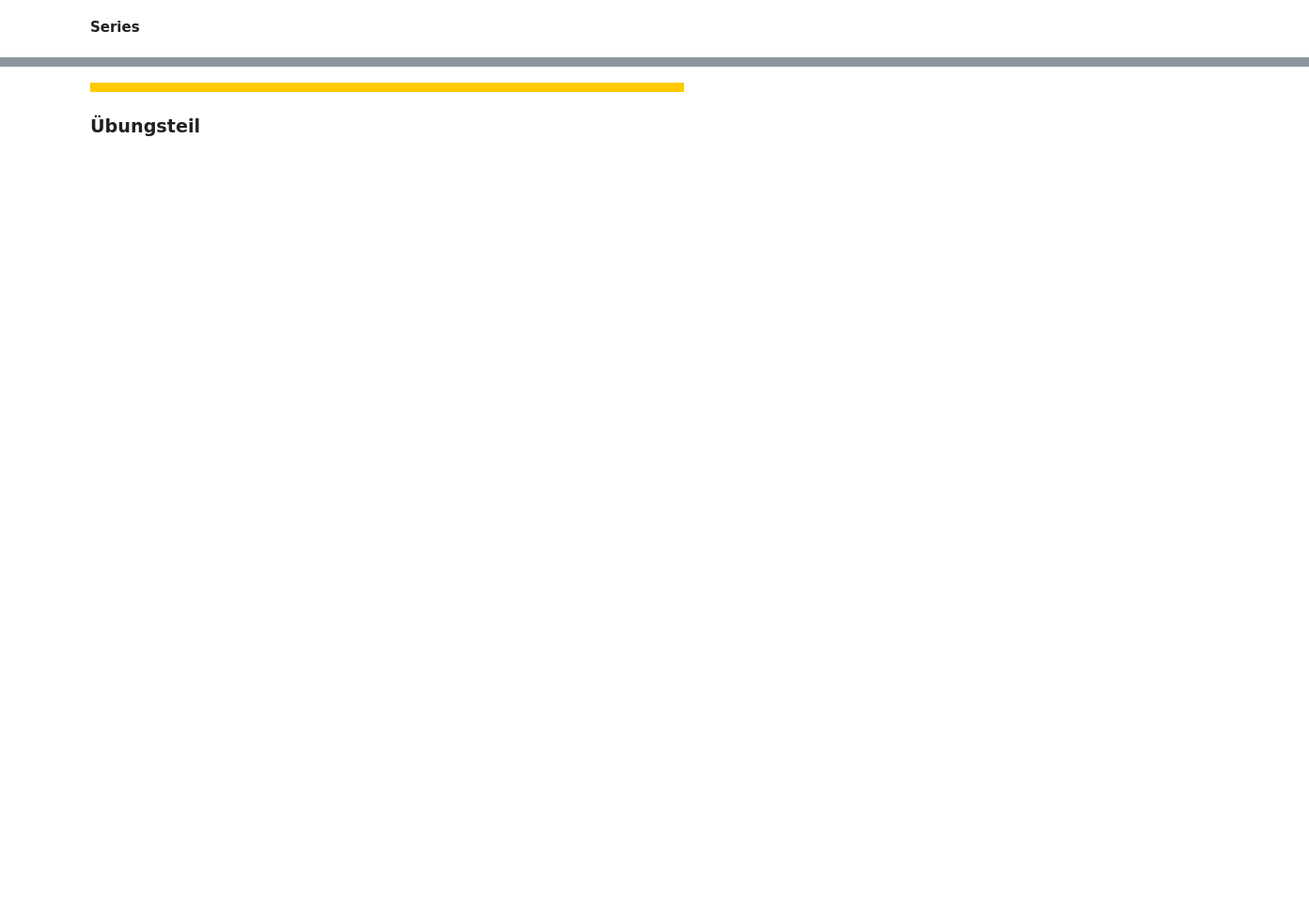
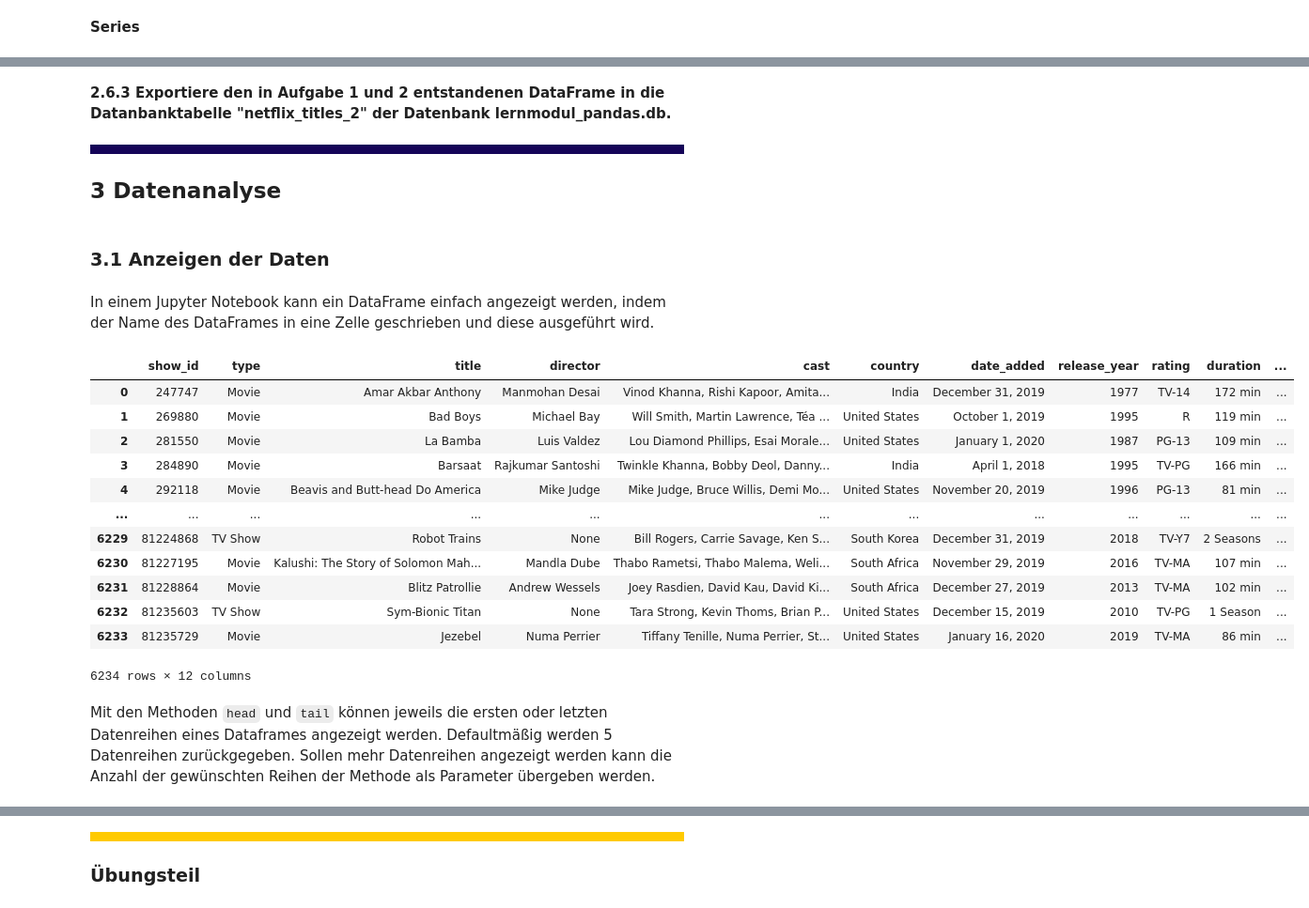
Before and after one commit to orca-nrw/lernmodul-pandas, a Jupyter notebook: index.ipynb, the cells around one changed output, grey strips where cells are left out. Shown at 94% size. Cells and saved outputs as stored; diff of their text form; code cells hidden in the pictures; blank space fills up the shorter version.

Commit message:
finish section data import and export

```diff
--- a/index.ipynb
+++ b/index.ipynb
@@ -144,0 +209,2 @@ df_lieblingsshow.merge(netflix_titles_df, how= 'left', on='show_id')
+# %% [markdown]
+**2.6.3 Exportiere den in Aufgabe 1 und 2 entstandenen DataFrame in die Datanbanktabelle "netflix_titles_2" der Datenbank lernmodul_pandas.db.**
@@ -144,0 +213,26 @@ df_lieblingsshow.merge(netflix_titles_df, how= 'left', on='show_id')
+# %% [markdown]
+<div style="background-color: #150458 ; padding: 5px; "></div>
+
+## **3** Datenanalyse
+# %% [markdown]
+### **3.1** Anzeigen der Daten
+# %% [markdown]
+In einem Jupyter Notebook kann ein DataFrame einfach angezeigt werden, indem der Name des DataFrames in eine Zelle geschrieben und diese ausgeführt wird.
+# %%
+netflix_titles_df
+# %% [output]
+|  | show_id | type | title | director | cast | country | date_added | release_year | rating | duration | ... |
+| 0 | 247747 | Movie | Amar Akbar Anthony | Manmohan Desai | Vinod Khanna, Rishi Kapoor, Amita... | India | December 31, 2019 | 1977 | TV-14 | 172 min | ... |
+| 1 | 269880 | Movie | Bad Boys | Michael Bay | Will Smith, Martin Lawrence, Téa ... | United States | October 1, 2019 | 1995 | R | 119 min | ... |
+| 2 | 281550 | Movie | La Bamba | Luis Valdez | Lou Diamond Phillips, Esai Morale... | United States | January 1, 2020 | 1987 | PG-13 | 109 min | ... |
+| 3 | 284890 | Movie | Barsaat | Rajkumar Santoshi | Twinkle Khanna, Bobby Deol, Danny... | India | April 1, 2018 | 1995 | TV-PG | 166 min | ... |
+| 4 | 292118 | Movie | Beavis and Butt-head Do America | Mike Judge | Mike Judge, Bruce Willis, Demi Mo... | United States | November 20, 2019 | 1996 | PG-13 | 81 min | ... |
+| ... | ... | ... | ... | ... | ... | ... | ... | ... | ... | ... | ... |
+| 6229 | 81224868 | TV Show | Robot Trains | None | Bill Rogers, Carrie Savage, Ken S... | South Korea | December 31, 2019 | 2018 | TV-Y7 | 2 Seasons | ... |
+| 6230 | 81227195 | Movie | Kalushi: The Story of Solomon Mah... | Mandla Dube | Thabo Rametsi, Thabo Malema, Weli... | South Africa | November 29, 2019 | 2016 | TV-MA | 107 min | ... |
+| 6231 | 81228864 | Movie | Blitz Patrollie | Andrew Wessels | Joey Rasdien, David Kau, David Ki... | South Africa | December 27, 2019 | 2013 | TV-MA | 102 min | ... |
+| 6232 | 81235603 | TV Show | Sym-Bionic Titan | None | Tara Strong, Kevin Thoms, Brian P... | United States | December 15, 2019 | 2010 | TV-PG | 1 Season | ... |
+| 6233 | 81235729 | Movie | Jezebel | Numa Perrier | Tiffany Tenille, Numa Perrier, St... | United States | January 16, 2020 | 2019 | TV-MA | 86 min | ... |
+6234 rows × 12 columns
+# %% [markdown]
+Mit den Methoden `head` und `tail` können jeweils die ersten oder letzten Datenreihen eines Dataframes angezeigt werden. Defaultmäßig werden 5 Datenreihen zurückgegeben. Sollen mehr Datenreihen angezeigt werden kann die Anzahl der gewünschten Reihen der Methode als Parameter übergeben werden.
```
Also changed, not shown: parts of 66 cells of this notebook, 1 other file.
